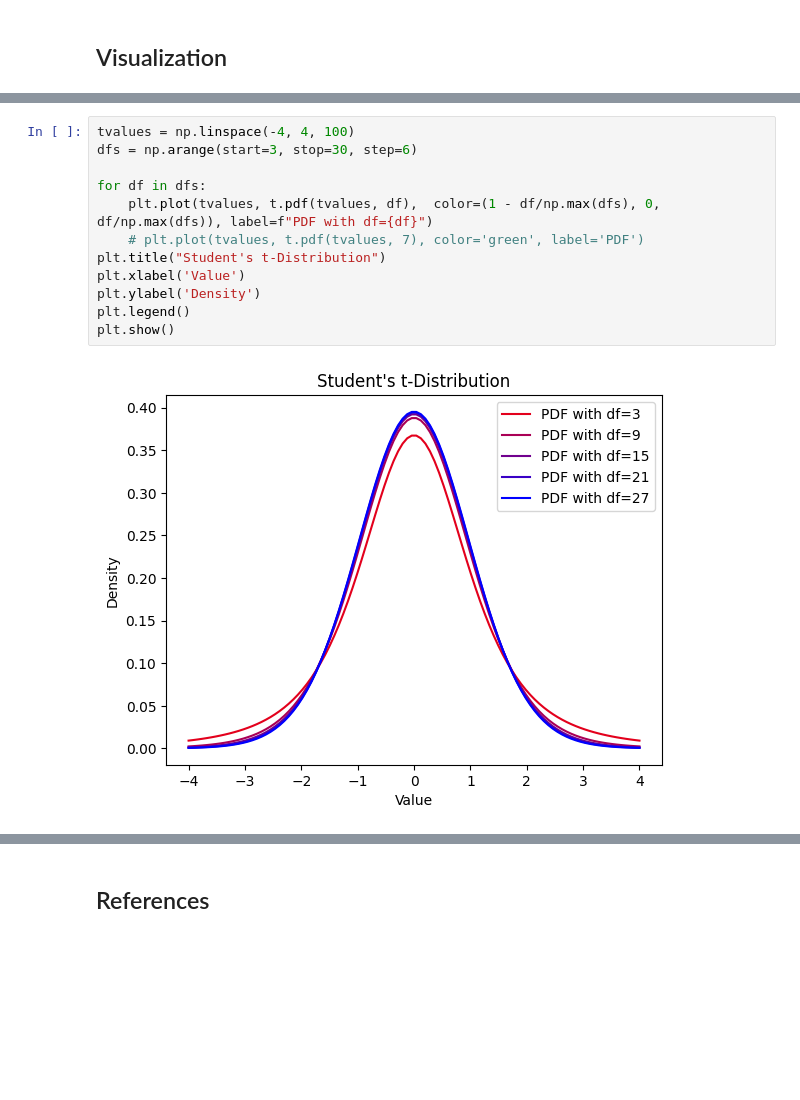
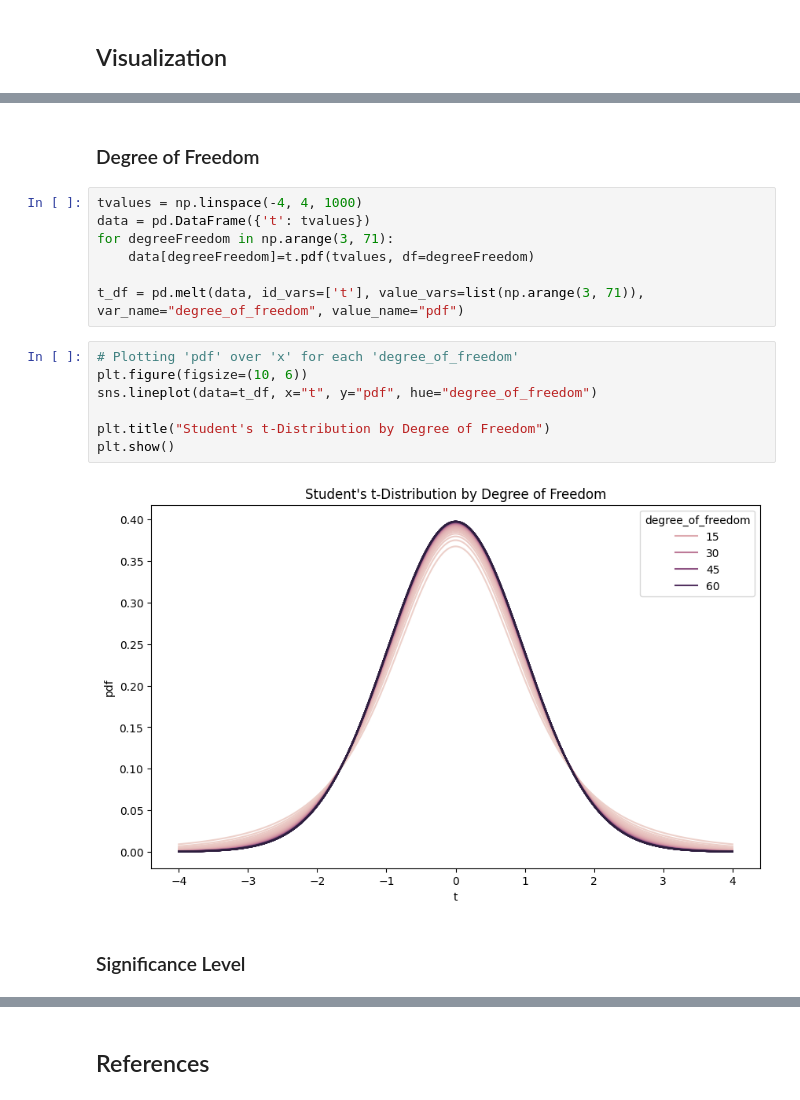
Before and after one commit to Bayan2019/kaz-gu, a Jupyter notebook: 01-ipynb/00-probability-theory/04-student-t-distribution.ipynb, the cells around one changed output, grey strips where cells are left out. Cells and saved outputs as stored; diff of their text form; blank space fills up the shorter version.

```diff
--- a/01-ipynb/00-probability-theory/04-student-t-distribution.ipynb
+++ b/01-ipynb/00-probability-theory/04-student-t-distribution.ipynb
@@ -64,14 +68,20 @@ plt.show()
-# %%
-tvalues = np.linspace(-4, 4, 100)
-dfs = np.arange(start=3, stop=30, step=6)
-
-for df in dfs:
-    plt.plot(tvalues, t.pdf(tvalues, df),  color=(1 - df/np.max(dfs), 0, df/np.max(dfs)), label=f"PDF with df={df}")
-    # plt.plot(tvalues, t.pdf(tvalues, 7), color='green', label='PDF')
-plt.title("Student's t-Distribution")
-plt.xlabel('Value')
-plt.ylabel('Density')
-plt.legend()
-plt.show()
-# %% [output]
-[figure, removed]
+# %% [markdown]
+### Degree of Freedom
+# %%
+tvalues = np.linspace(-4, 4, 1000)
+data = pd.DataFrame({'t': tvalues})
+for degreeFreedom in np.arange(3, 71):
+    data[degreeFreedom]=t.pdf(tvalues, df=degreeFreedom)
+
+t_df = pd.melt(data, id_vars=['t'], value_vars=list(np.arange(3, 71)), var_name="degree_of_freedom", value_name="pdf")
+# %%
+# Plotting 'pdf' over 'x' for each 'degree_of_freedom'
+plt.figure(figsize=(10, 6))
+sns.lineplot(data=t_df, x="t", y="pdf", hue="degree_of_freedom")
+
+plt.title("Student's t-Distribution by Degree of Freedom")
+plt.show()
+# %% [output]
+[figure, added]
+# %% [markdown]
+### Significance Level
```
Also changed, not shown: parts of 15 cells of this notebook, 1 other file.
